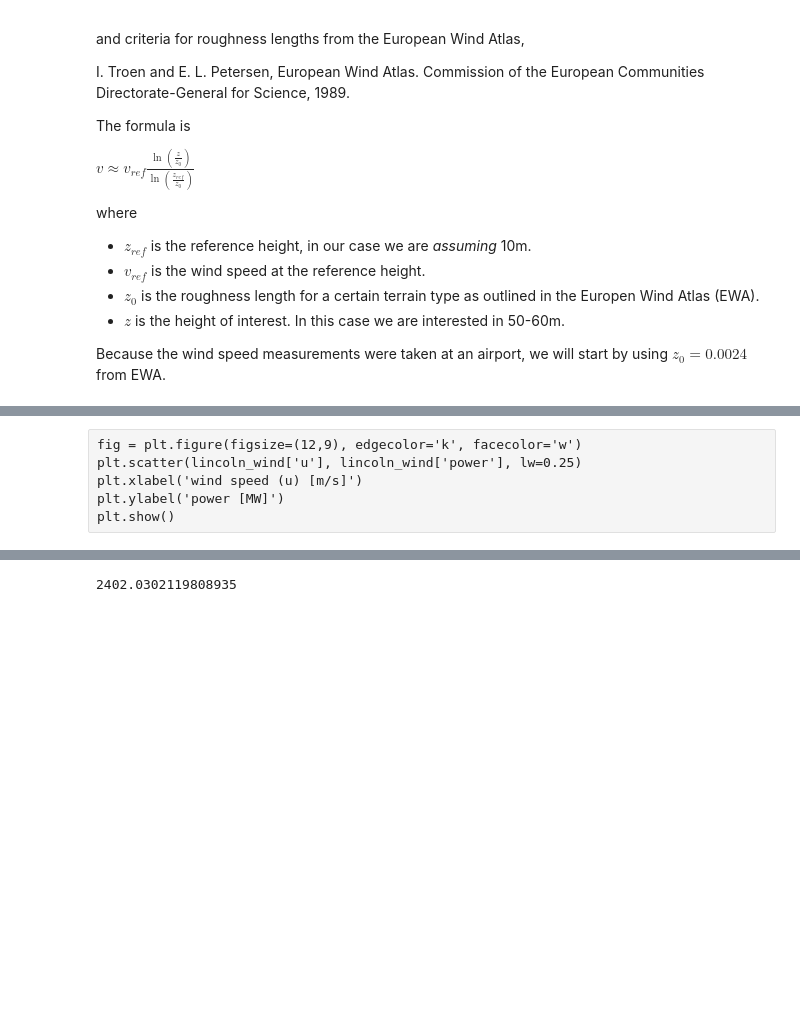
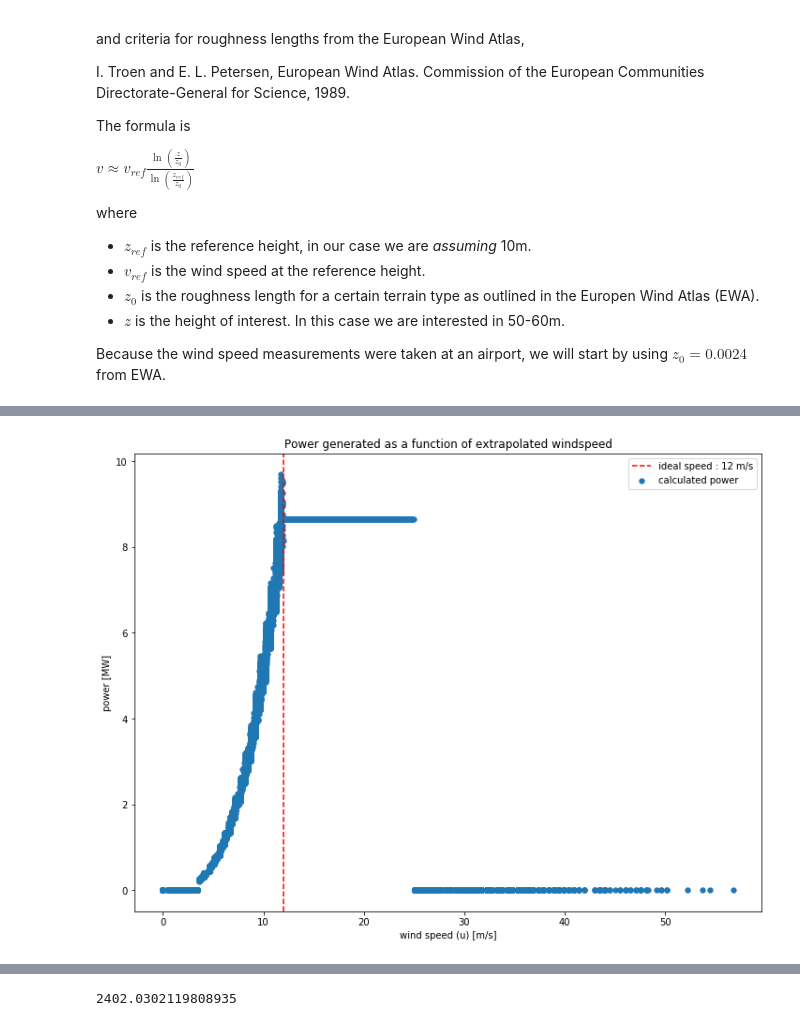
Before and after one commit to arfc/pride, a Jupyter notebook: data_processing/wind_power.ipynb, the cells around one changed output, grey strips where cells are left out. Cells and saved outputs as stored; diff of their text form; code cells hidden in the pictures; blank space fills up the shorter version.

Commit message:
modifies the wind speed calculation

```diff
--- a/data_processing/wind_power.ipynb
+++ b/data_processing/wind_power.ipynb
@@ -322,9 +322,14 @@ peak = (lincoln_wind.u_ex > u_ideal) & (lincoln_wind.u_ex < u_out)
 
 lincoln_wind['power'].mask(zero, 0, inplace=True)
 lincoln_wind['power'].mask(peak, N*ppa*pmax, inplace=True)
-# %% [raw]
-fig = plt.figure(figsize=(12,9), edgecolor='k', facecolor='w')
-plt.scatter(lincoln_wind['u'], lincoln_wind['power'], lw=0.25)
-plt.xlabel('wind speed (u) [m/s]')
-plt.ylabel('power [MW]')
-plt.show()
+# %%
+fig = plt.figure(figsize=(12,9), edgecolor='k', facecolor='w')
+plt.scatter(lincoln_wind['u_ex'], lincoln_wind['power'], lw=0.25, label='calculated power')
+plt.axvline(x=12,color='r', linestyle='--', label='ideal speed : 12 m/s')
+plt.xlabel('wind speed (u) [m/s]')
+plt.ylabel('power [MW]')
+plt.legend()
+plt.title("Power generated as a function of extrapolated windspeed")
+plt.show()
+# %% [output]
+[figure, added]
```
Also changed, not shown: parts of 20 cells of this notebook.
